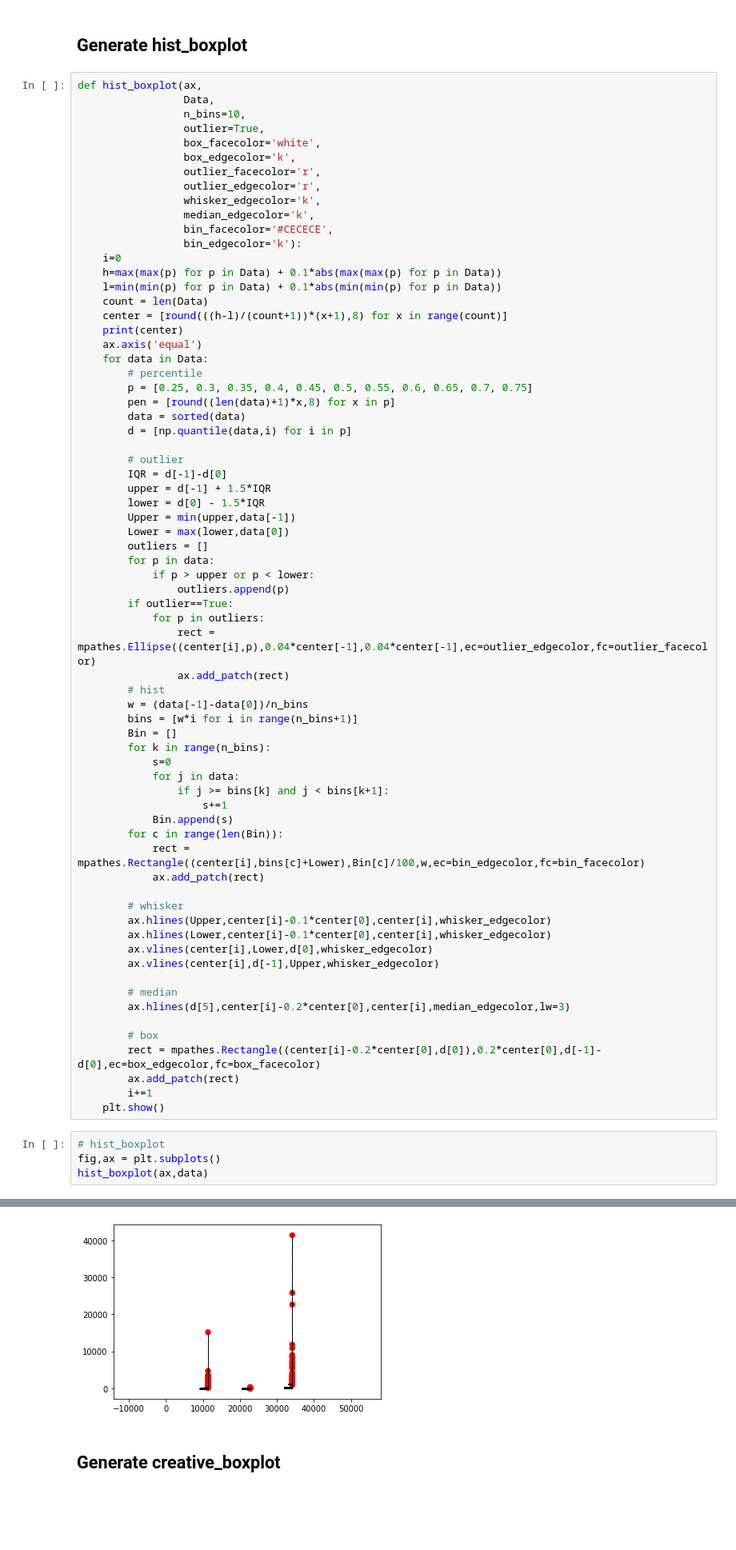
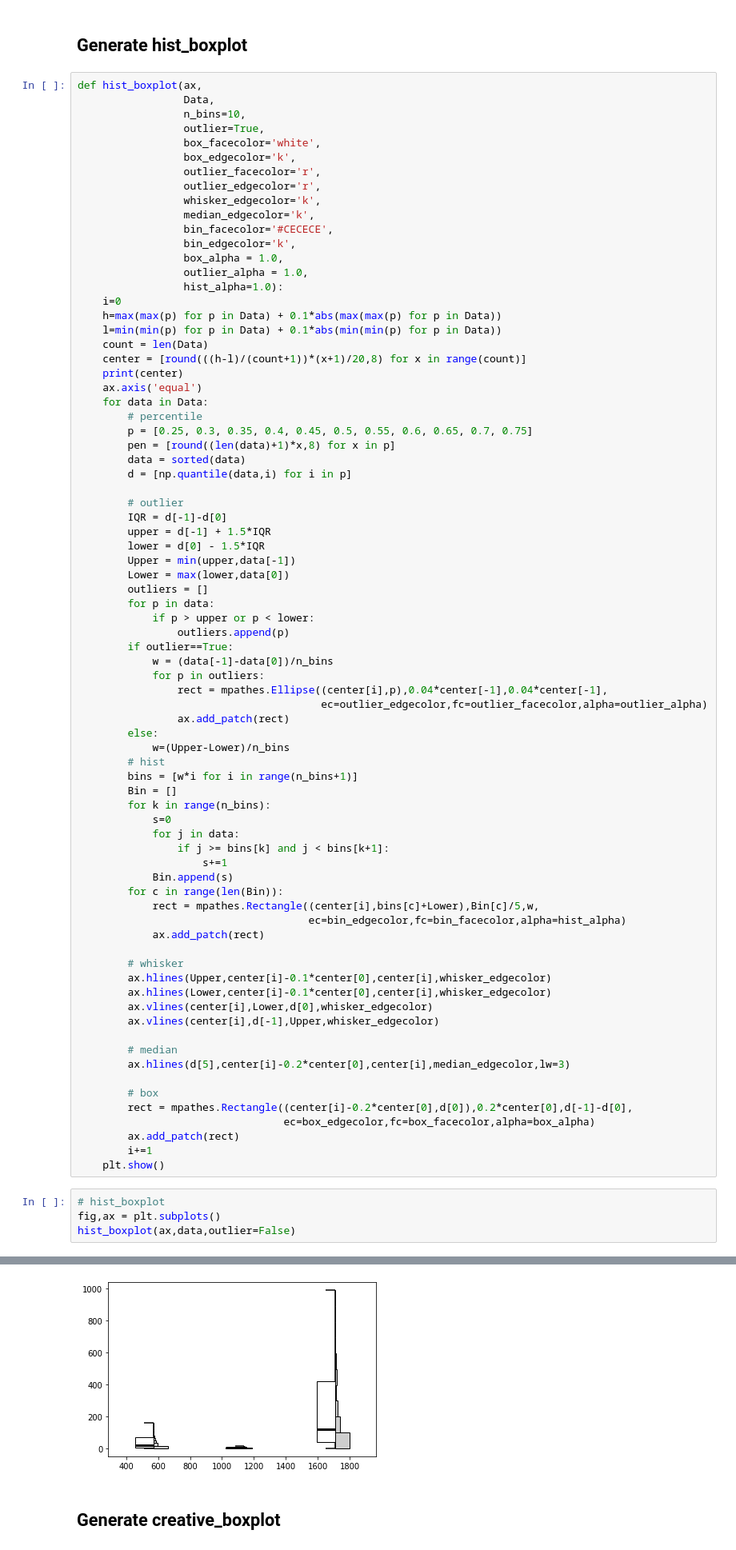
Before and after one commit to HarryZhao2000/boxplot, a Jupyter notebook: IV_Project1.ipynb, the cells around one changed output, grey strips where cells are left out. Shown: that part at 80% size. Drawn from its saved outputs; the diff is of its cells as text; blank space fills up the shorter version.

Commit message:
Add parameter 'alpha'

```diff
--- a/IV_Project1.ipynb
+++ b/IV_Project1.ipynb
@@ -162,12 +170,15 @@ def hist_boxplot(ax,
                  whisker_edgecolor='k',
                  median_edgecolor='k',
                  bin_facecolor='#CECECE',
-                 bin_edgecolor='k'):
+                 bin_edgecolor='k',
+                 box_alpha = 1.0,
+                 outlier_alpha = 1.0,
+                 hist_alpha=1.0):
     i=0
     h=max(max(p) for p in Data) + 0.1*abs(max(max(p) for p in Data))
     l=min(min(p) for p in Data) + 0.1*abs(min(min(p) for p in Data))
     count = len(Data)
-    center = [round(((h-l)/(count+1))*(x+1),8) for x in range(count)]
+    center = [round(((h-l)/(count+1))*(x+1)/20,8) for x in range(count)]
     print(center)
     ax.axis('equal')
     for data in Data:
@@ -188,11 +199,14 @@ def hist_boxplot(ax,
             if p > upper or p < lower:
                 outliers.append(p)
         if outlier==True:
+            w = (data[-1]-data[0])/n_bins
             for p in outliers:
-                rect = mpathes.Ellipse((center[i],p),0.04*center[-1],0.04*center[-1],ec=outlier_edgecolor,fc=outlier_facecolor)
+                rect = mpathes.Ellipse((center[i],p),0.04*center[-1],0.04*center[-1],
+                                       ec=outlier_edgecolor,fc=outlier_facecolor,alpha=outlier_alpha)
                 ax.add_patch(rect)
+        else:
+            w=(Upper-Lower)/n_bins
         # hist
-        w = (data[-1]-data[0])/n_bins
         bins = [w*i for i in range(n_bins+1)]
         Bin = []
         for k in range(n_bins):
@@ -202,7 +216,8 @@ def hist_boxplot(ax,
                     s+=1
             Bin.append(s)
         for c in range(len(Bin)):
-            rect = mpathes.Rectangle((center[i],bins[c]+Lower),Bin[c]/100,w,ec=bin_edgecolor,fc=bin_facecolor)
+            rect = mpathes.Rectangle((center[i],bins[c]+Lower),Bin[c]/5,w,
+                                     ec=bin_edgecolor,fc=bin_facecolor,alpha=hist_alpha)
             ax.add_patch(rect)
 
         # whisker
@@ -215,12 +230,13 @@ def hist_boxplot(ax,
         ax.hlines(d[5],center[i]-0.2*center[0],center[i],median_edgecolor,lw=3)
 
         # box
-        rect = mpathes.Rectangle((center[i]-0.2*center[0],d[0]),0.2*center[0],d[-1]-d[0],ec=box_edgecolor,fc=box_facecolor)
+        rect = mpathes.Rectangle((center[i]-0.2*center[0],d[0]),0.2*center[0],d[-1]-d[0],
+                                 ec=box_edgecolor,fc=box_facecolor,alpha=box_alpha)
         ax.add_patch(rect)
         i+=1
     plt.show()
 # %%
 # hist_boxplot
 fig,ax = plt.subplots()
-hist_boxplot(ax,data)
+hist_boxplot(ax,data,outlier=False)
 # %% [output]
@@ -228,4 +244,4 @@ hist_boxplot(ax,data)
-[figure, old version]
+[figure, new version]
 # %% [markdown]
 ## Generate creative_boxplot
 # %%
```
Also changed, not shown: parts of 6 cells of this notebook, 1 other file.
